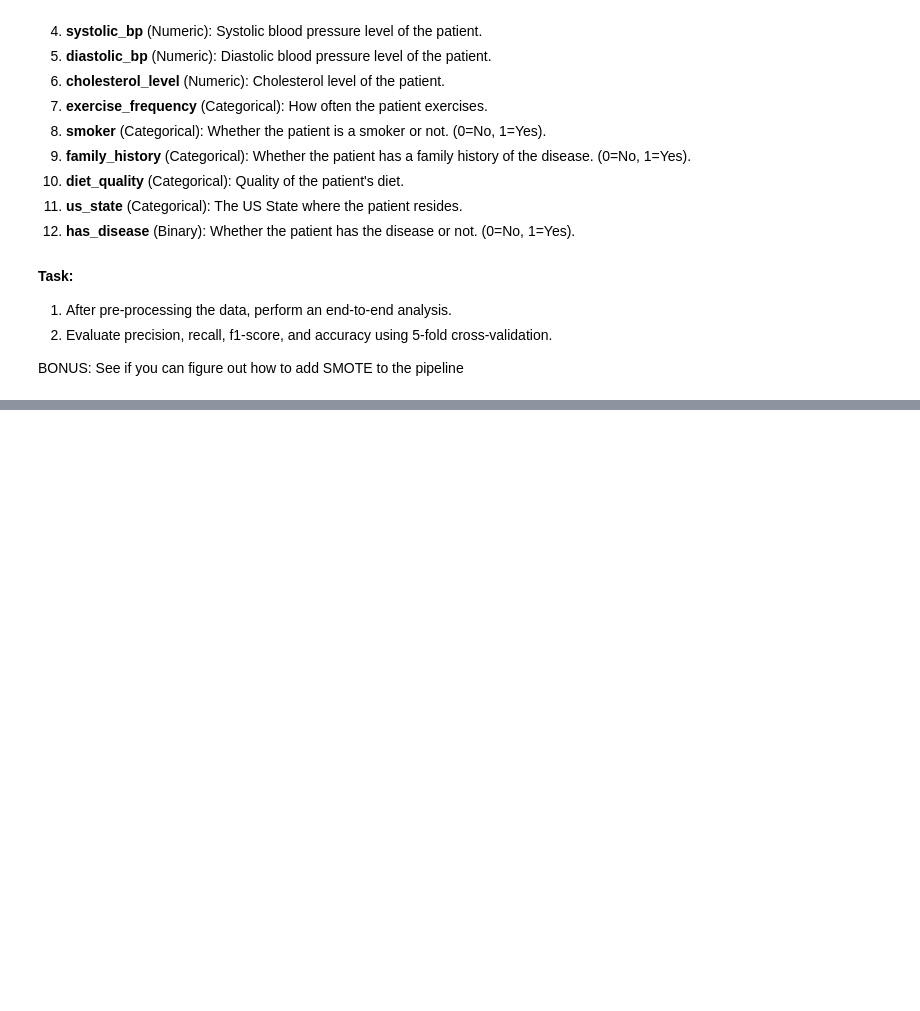
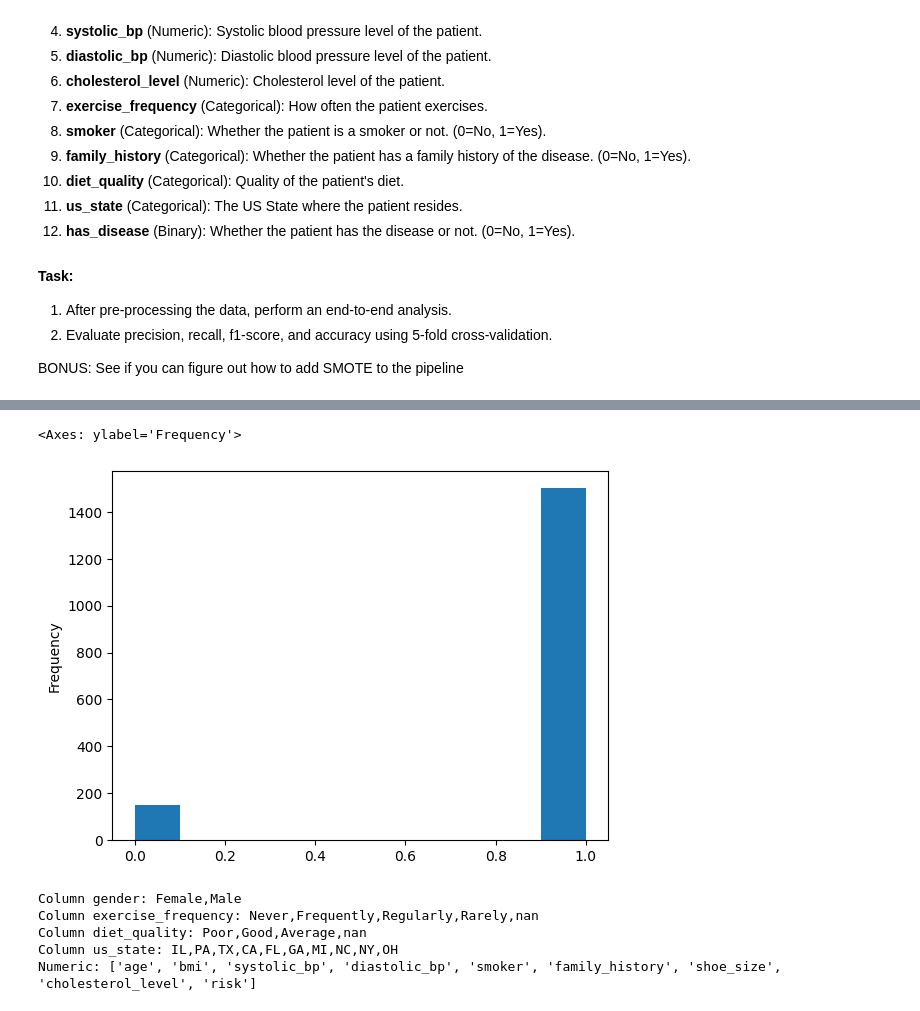
Before and after one commit to RFNolan-SU/master-lectures, a Jupyter notebook: 3-week3/lab-exercises.ipynb, the cells around one changed output, grey strips where cells are left out. Cells and saved outputs as stored; diff of their text form; code cells hidden in the pictures; blank space fills up the shorter version.

```diff
--- a/3-week3/lab-exercises.ipynb
+++ b/3-week3/lab-exercises.ipynb
@@ -285,3 +315,6 @@ In along with this notebook, there is a data file called `synthetic_patient_unba
 2. Evaluate precision, recall, f1-score, and accuracy using 5-fold cross-validation.
 
 BONUS: See if you can figure out how to add SMOTE to the pipeline
+# %%
+data = pd.read_csv("./data/synthetic_patient_data_unbalanced.csv")
+data.info()
@@ -287,0 +339,5 @@ BONUS: See if you can figure out how to add SMOTE to the pipeline
+# %%
+data['has_disease'].plot.hist()
+# %% [output]
+<Axes: ylabel='Frequency'>
+[figure, added]
@@ -287,0 +350,14 @@ BONUS: See if you can figure out how to add SMOTE to the pipeline
+# %%
+categorical = [col for col in data_features.columns if data_features[col].dtype == "object"]
+for c in categorical:
+    elts = [str(e) for e in data_features[c].unique()]
+    print(f"Column {c}: {",".join(elts)}")
+
+numeric = [col for col in data_features.columns if data_features[col].dtype in ["float64","int64"]]
+print(f"Numeric: {numeric}")
+# %% [output]
+Column gender: Female,Male
+Column exercise_frequency: Never,Frequently,Regularly,Rarely,nan
+Column diet_quality: Poor,Good,Average,nan
+Column us_state: IL,PA,TX,CA,FL,GA,MI,NC,NY,OH
+Numeric: ['age', 'bmi', 'systolic_bp', 'diastolic_bp', 'smoker', 'family_history', 'shoe_size', 'cholesterol_level', 'risk']
```
Also changed, not shown: parts of 8 cells of this notebook.
